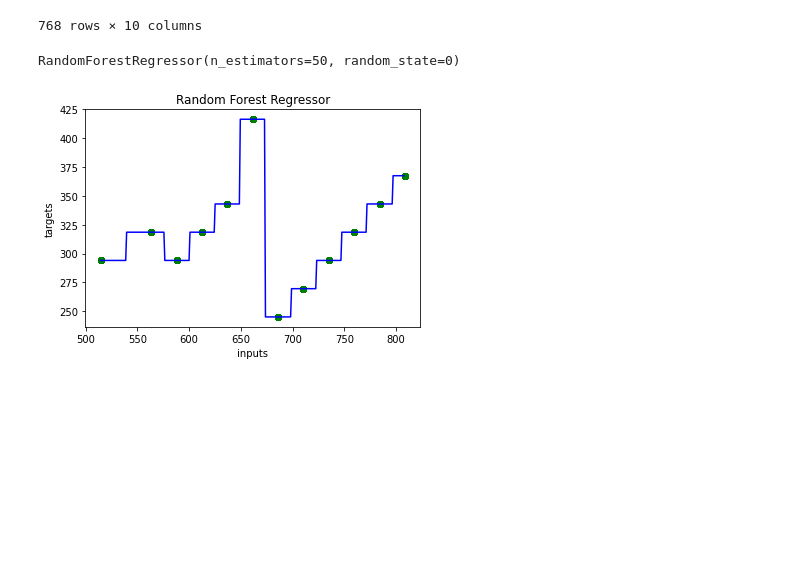
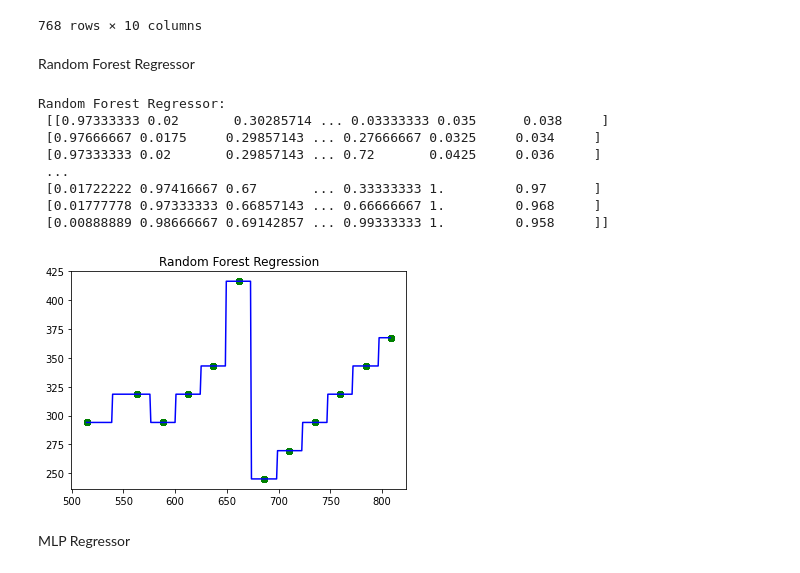
Before and after one commit to jamesbrowne98/jamesbrowne98, a Jupyter notebook: CW1.ipynb, the cells around one changed output. Saved outputs shown, nothing was run; the diff lists cells and outputs as text; code cells hidden in the pictures; blank space fills up the shorter version.

```diff
--- a/CW1.ipynb
+++ b/CW1.ipynb
@@ -67,21 +67,36 @@ df
 | 766 | 0.62 | 808.5 | 367.5 | 220.50 | 3.5 | 4 | 0.4 | 5 | 16.48 | 16.61 |
 | 767 | 0.62 | 808.5 | 367.5 | 220.50 | 3.5 | 5 | 0.4 | 5 | 16.64 | 16.03 |
 768 rows × 10 columns
+# %% [markdown]
+Random Forest Regressor
 # %%
 from sklearn.ensemble import RandomForestRegressor
-regressor = RandomForestRegressor(n_estimators=50, random_state=0)
-regressor.fit(x,y)
+regressor = RandomForestRegressor()
+regressor.fit(inputs, scaled)
+outputs = regressor.predict(inputs)
+print("Random Forest Regressor: \n", outputs)
 # %% [output]
-RandomForestRegressor(n_estimators=50, random_state=0)
+Random Forest Regressor:
+ [[0.97333333 0.02       0.30285714 ... 0.03333333 0.035      0.038     ]
+ [0.97666667 0.0175     0.29857143 ... 0.27666667 0.0325     0.034     ]
+ [0.97333333 0.02       0.29857143 ... 0.72       0.0425     0.036     ]
+ ...
+ [0.01722222 0.97416667 0.67       ... 0.33333333 1.         0.97      ]
+ [0.01777778 0.97333333 0.66857143 ... 0.66666667 1.         0.968     ]
+ [0.00888889 0.98666667 0.69142857 ... 0.99333333 1.         0.958     ]]
 # %%
+from sklearn.ensemble import RandomForestRegressor
+regressor = RandomForestRegressor(n_estimators=50, random_state=0)
+regressor.fit(x,y)
 y_pred = regressor.predict([[10]])
-x_grid = np.arange(min(x),max(x),0.9)
-x_grid = x_grid.reshape(len(x_grid),1)
-plt.scatter(x,y,color = "green")
-plt.plot(x_grid,regressor.predict(x_grid),color="blue")
-plt.title("Random Forest Regressor")
-plt.xlabel("inputs")
-plt.ylabel("targets")
+x_grid = np.arange(min(x),max(x), 0.9)
+
+x_grid = x_grid.reshape((len(x_grid), 1))
+plt.scatter(x,y, color = "green")
+plt.plot(x_grid, regressor.predict(x_grid), color = "blue")
+plt.title("Random Forest Regression")
 plt.show()
 # %% [output]
-[figure, old version]
+[figure, new version]
+# %% [markdown]
+MLP Regressor
```
Also changed, not shown: parts of 6 cells of this notebook.
